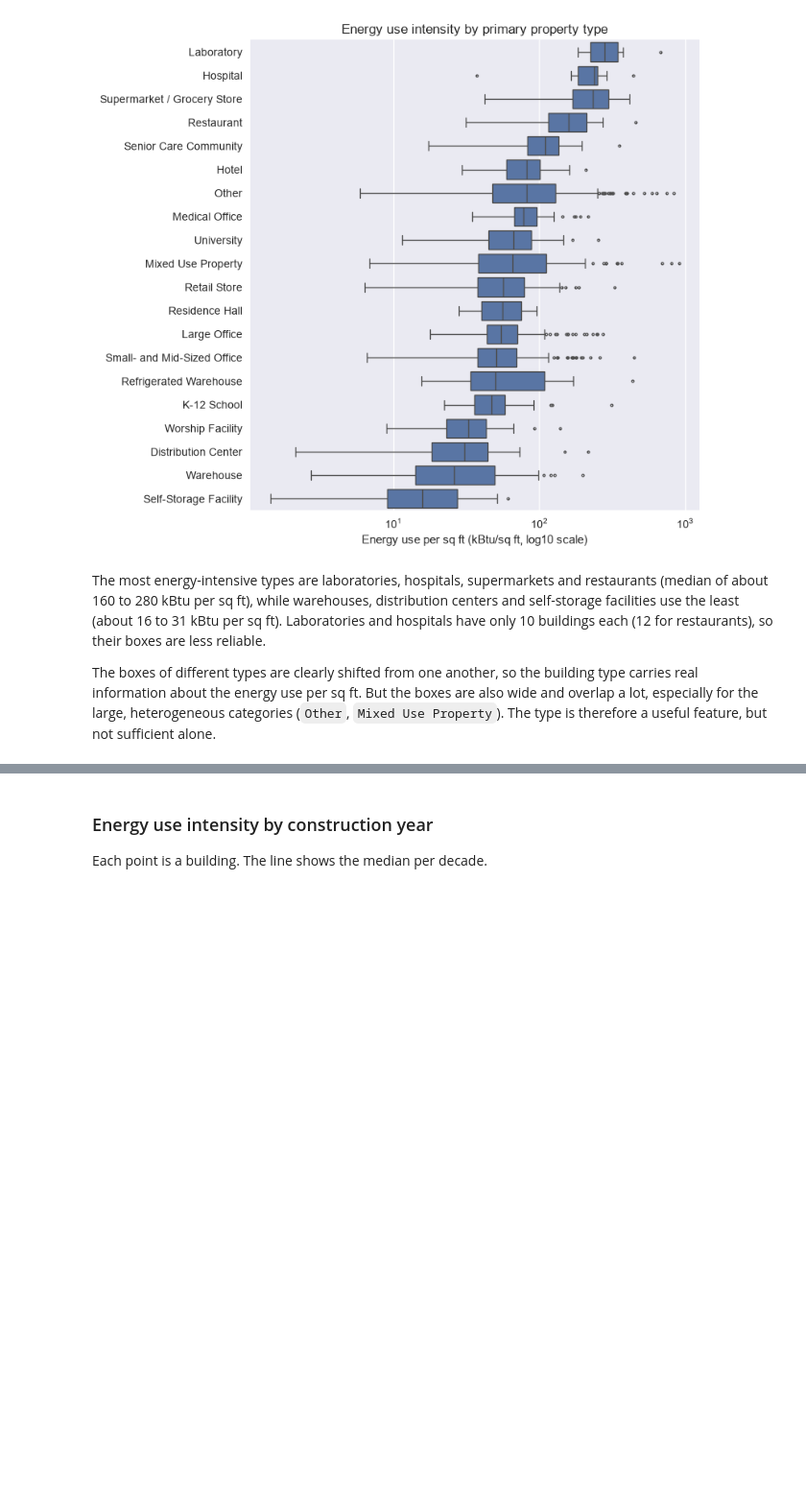
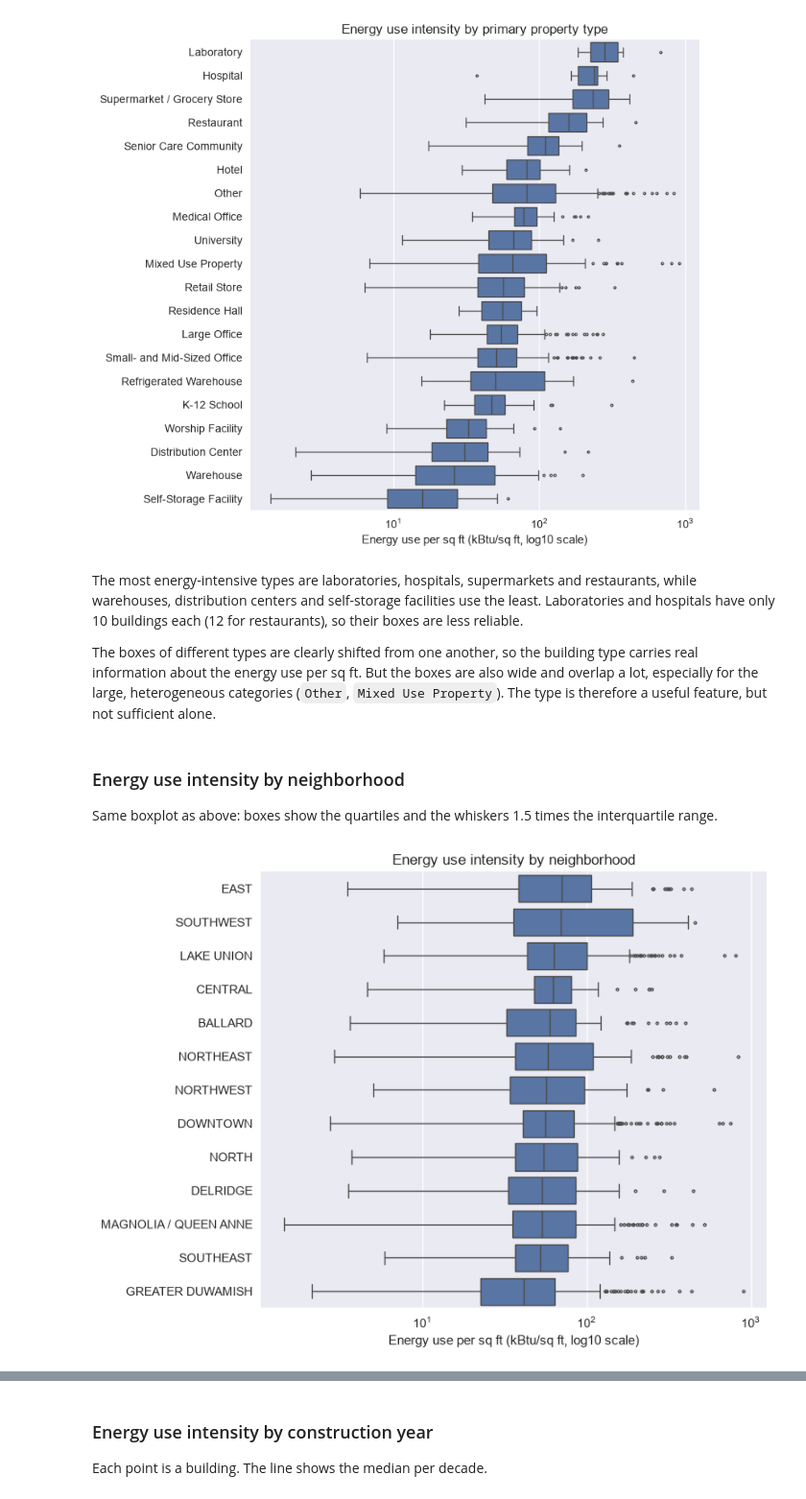
Before and after one commit to dapitch666/oc-p03-seattle-building-energy, a Jupyter notebook: notebooks/01_eda.ipynb, the cells around one changed output, grey strips where cells are left out. Shown at 96% size. Cells and saved outputs as stored; diff of their text form; code cells hidden in the pictures; blank space fills up the shorter version.

```diff
--- a/notebooks/01_eda.ipynb
+++ b/notebooks/01_eda.ipynb
@@ -653,6 +680,29 @@ plt.show()
 # %% [output]
 [figure]
 # %% [markdown]
-The most energy-intensive types are laboratories, hospitals, supermarkets and restaurants (median of about 160 to 280 kBtu per sq ft), while warehouses, distribution centers and self-storage facilities use the least (about 16 to 31 kBtu per sq ft). Laboratories and hospitals have only 10 buildings each (12 for restaurants), so their boxes are less reliable.
+The most energy-intensive types are laboratories, hospitals, supermarkets and restaurants, while warehouses, distribution centers and self-storage facilities use the least. Laboratories and hospitals have only 10 buildings each (12 for restaurants), so their boxes are less reliable.
 
 The boxes of different types are clearly shifted from one another, so the building type carries real information about the energy use per sq ft. But the boxes are also wide and overlap a lot, especially for the large, heterogeneous categories (`Other`, `Mixed Use Property`). The type is therefore a useful feature, but not sufficient alone.
+# %% [markdown]
+### Energy use intensity by neighborhood
+
+Same boxplot as above: boxes show the quartiles and the whiskers 1.5 times the interquartile range.
+# %%
+order = intensity.groupby(df["Neighborhood"]).median().sort_values(ascending=False)
+
+fig, ax = plt.subplots(figsize=(8, 6))
+sns.boxplot(
+    x=intensity,
+    y=df["Neighborhood"],
+    order=order.index,
+    fliersize=2,
+    ax=ax,
+)
+ax.set_xscale("log")
+ax.set_xlabel("Energy use per sq ft (kBtu/sq ft, log10 scale)")
+ax.set_ylabel("")
+ax.set_title("Energy use intensity by neighborhood")
+plt.tight_layout()
+plt.show()
+# %% [output]
+[figure, added]
```
Also changed, not shown: parts of 7 cells of this notebook.
